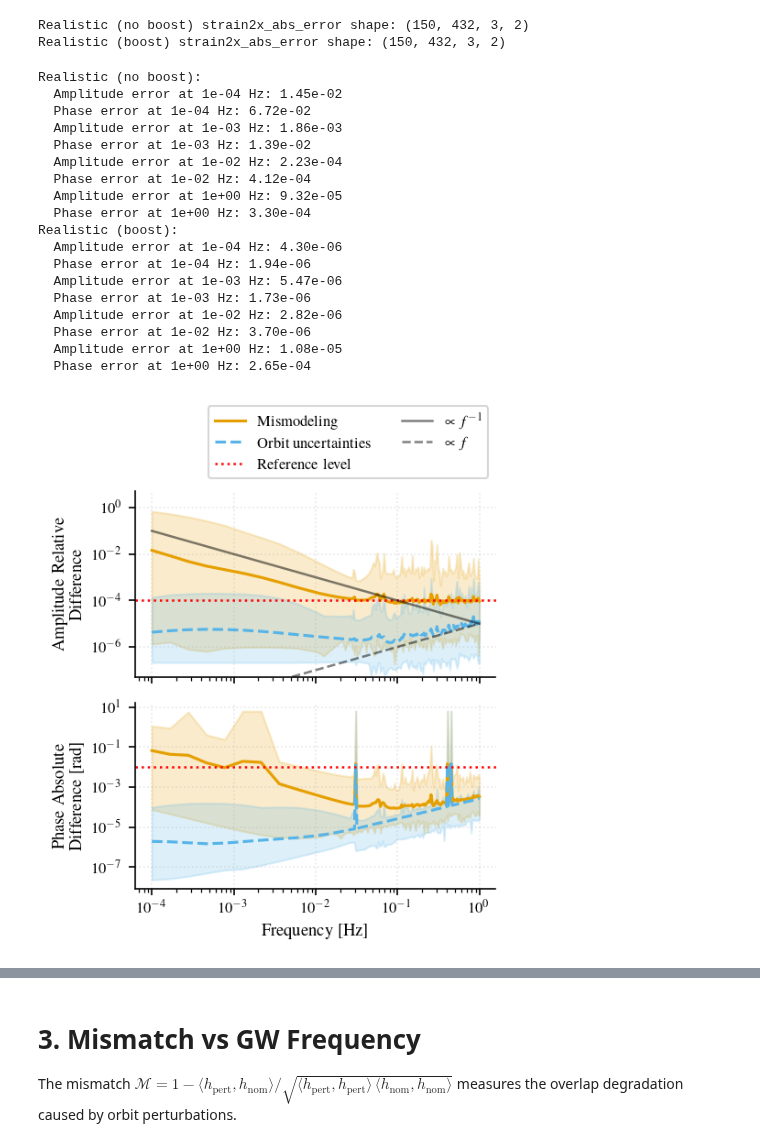
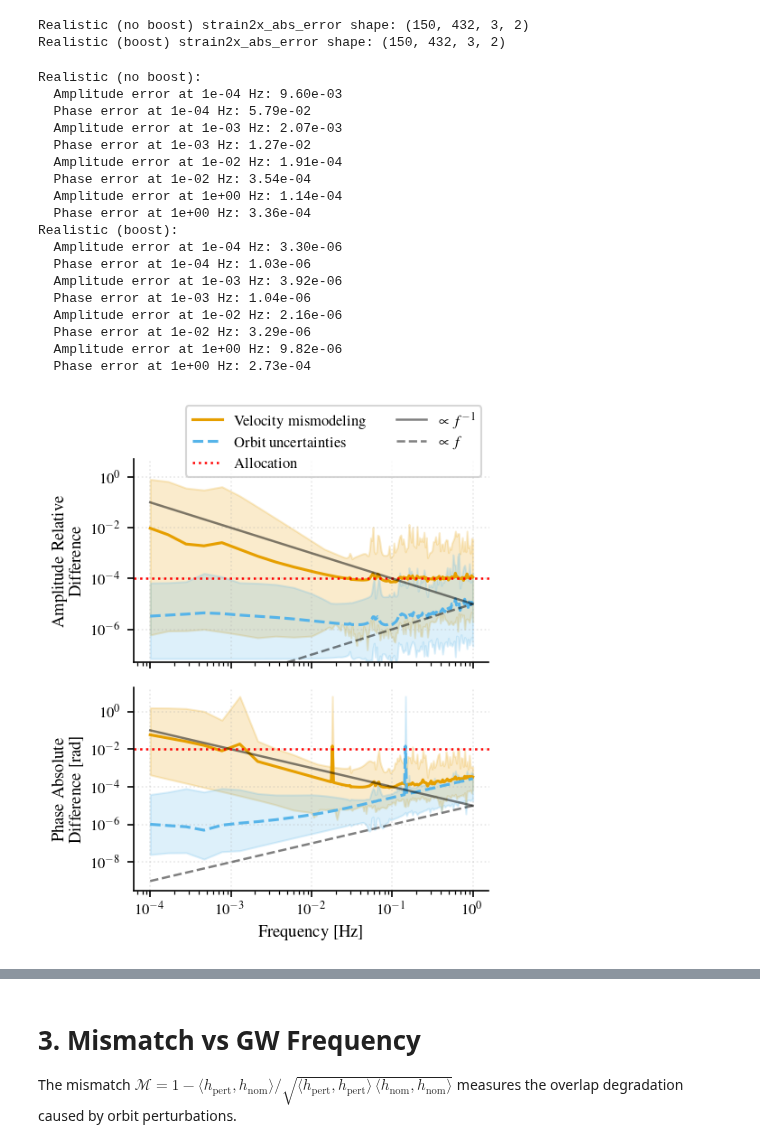
Before and after one commit to lorenzsp/ResponseRequirements, a Jupyter notebook: PaperPlots.ipynb, the cells around one changed output, grey strips where cells are left out. Drawn from its saved outputs; the diff is of its cells as text; code cells hidden in the pictures.

```diff
--- a/PaperPlots.ipynb
+++ b/PaperPlots.ipynb
@@ -88,10 +88,9 @@ CASES = {
     "Rotation (boost)":        "segwo_results/static/arm0.0_rot50000.0_trans0.0_boost1.0/",
     "Translation (no boost)":  "segwo_results/static/arm0.0_rot0.0_trans50000.0_boost0.0/",
     "Translation (boost)":     "segwo_results/static/arm0.0_rot0.0_trans50000.0_boost1.0/",
-    "Realistic (no boost)": "segwo_results/15.0days_evolving_boost0.0/",
-    "Realistic (boost)":    "segwo_results/15.0days_evolving_boost1.0/",
+    "Realistic (no boost)": "segwo_results/30.0days_evolving_boost0.0/",
+    "Realistic (boost)":    "segwo_results/30.0days_evolving_boost1.0/",
     "Toy like realistic (boost)": "segwo_results/static/arm0.3_rot150.0_trans10000.0_boost1.0/",
-    "Beyond Observation Arc (boost)": "segwo_results/365.0days_evolving_boost1.0/",
 }
 
 # Reference case for the perturbation-distribution histograms
@@ -538,7 +526,7 @@ fig, axs = plt.subplots(2, 1, figsize=(COL1, 1.2*COL1), sharex=True)
 
 ch = 0 # which TDI channel
 pol = 0
-labels = ['Mismodeling', 'Orbit uncertainties']
+labels = ['Velocity mismodeling', 'Orbit uncertainties']
 linestyle = ['-', '--']
 
 for i, name in enumerate(['Realistic (no boost)', 'Realistic (boost)']):
@@ -553,53 +541,56 @@ for i, name in enumerate(['Realistic (no boost)', 'Realistic (boost)']):
     axs[0].fill_between(f, freq_min, freq_max, alpha=0.2, color=f'C{i}')
     axs[0].loglog(f, freq_mean_abs, label=labels[i], color=f'C{i}', linestyle=linestyle[i])
 
     # Phase errors
     angle_err = data["strain2x_angle_error"]  # (F, N_real, 3, 2)
     freq_mean_angle = np.mean(angle_err, axis=1)[:, ch, pol]
     freq_min = np.min(angle_err, axis=1)[:, ch, pol]
     freq_max = np.max(angle_err, axis=1)[:, ch, pol]
 
     axs[1].fill_between(f, freq_min, freq_max, alpha=0.2, color=f'C{i}')
     axs[1].loglog(f, freq_mean_angle, label=labels[i], color=f'C{i}', linestyle=linestyle[i])
 
     # Summary statistics
     print(f"{name}:")
     test_f = np.asarray([1e-4, 1e-3, 1e-2, 1])
     for tf in test_f:
         print(f"  Amplitude error at {tf:.0e} Hz: {np.interp(tf, f, freq_mean_abs):.2e}")
         print(f"  Phase error at {tf:.0e} Hz: {np.interp(tf, f, freq_mean_angle):.2e}")
 
-axs[0].axhline(1e-4, color='r', ls=':', lw=1.2, label="Reference level")
+axs[0].axhline(1e-4, color='r', ls=':', lw=1.2, label="Allocation")
 axs[0].set_ylabel("Amplitude Relative \nDifference")
 axs[0].loglog(f, 1e-5/f, color='k', ls=linestyle[0], lw=1.2, label=r"$\propto f^{-1}$", alpha=0.5)
 axs[0].loglog(f, 1e-5*f, color='k', ls=linestyle[1], lw=1.2, label=r"$\propto f$", alpha=0.5)
-axs[0].legend(ncol=2, title_fontsize=10, bbox_to_anchor=(1., 1.5))
+axs[0].legend(ncol=2, title_fontsize=10, bbox_to_anchor=(1., 1.3))
+axs[1].loglog(f, 1e-5/f, color='k', ls=linestyle[0], lw=1.2, label=r"$\propto f^{-1}$", alpha=0.5)
+axs[1].loglog(f, 1e-5*f, color='k', ls=linestyle[1], lw=1.2, label=r"$\propto f$", alpha=0.5)
+
 axs[0].set_ylim(0.5e-7, 5)
 axs[1].set_xlabel("Frequency [Hz]")
 axs[1].set_ylabel("Phase Absolute \nDifference [rad]")
-axs[1].axhline(1e-2, color='r', ls=':', lw=1.2, label="Reference level")
+axs[1].axhline(1e-2, color='r', ls=':', lw=1.2, label="Allocation")
 plt.tight_layout()
 plt.savefig("paper_plots/amplitude_phase_errors.png", dpi=300)
 # %% [output]
 Realistic (no boost):
-  Amplitude error at 1e-04 Hz: 1.45e-02
-  Phase error at 1e-04 Hz: 6.72e-02
-  Amplitude error at 1e-03 Hz: 1.86e-03
-  Phase error at 1e-03 Hz: 1.39e-02
-  Amplitude error at 1e-02 Hz: 2.23e-04
-  Phase error at 1e-02 Hz: 4.12e-04
-  Amplitude error at 1e+00 Hz: 9.32e-05
-  Phase error at 1e+00 Hz: 3.30e-04
+  Amplitude error at 1e-04 Hz: 9.60e-03
+  Phase error at 1e-04 Hz: 5.79e-02
+  Amplitude error at 1e-03 Hz: 2.07e-03
+  Phase error at 1e-03 Hz: 1.27e-02
+  Amplitude error at 1e-02 Hz: 1.91e-04
+  Phase error at 1e-02 Hz: 3.54e-04
+  Amplitude error at 1e+00 Hz: 1.14e-04
+  Phase error at 1e+00 Hz: 3.36e-04
 Realistic (boost):
-  Amplitude error at 1e-04 Hz: 4.30e-06
-  Phase error at 1e-04 Hz: 1.94e-06
-  Amplitude error at 1e-03 Hz: 5.47e-06
-  Phase error at 1e-03 Hz: 1.73e-06
-  Amplitude error at 1e-02 Hz: 2.82e-06
-  Phase error at 1e-02 Hz: 3.70e-06
-  Amplitude error at 1e+00 Hz: 1.08e-05
-  Phase error at 1e+00 Hz: 2.65e-04
+  Amplitude error at 1e-04 Hz: 3.30e-06
+  Phase error at 1e-04 Hz: 1.03e-06
+  Amplitude error at 1e-03 Hz: 3.92e-06
+  Phase error at 1e-03 Hz: 1.04e-06
+  Amplitude error at 1e-02 Hz: 2.16e-06
+  Phase error at 1e-02 Hz: 3.29e-06
+  Amplitude error at 1e+00 Hz: 9.82e-06
+  Phase error at 1e+00 Hz: 2.73e-04
-[figure, old version]
+[figure, new version]
 # %%
 pols=('$h_+$', r'$h_\times$')
 
```
Also changed, not shown: parts of 28 cells of this notebook, 7 other files.
